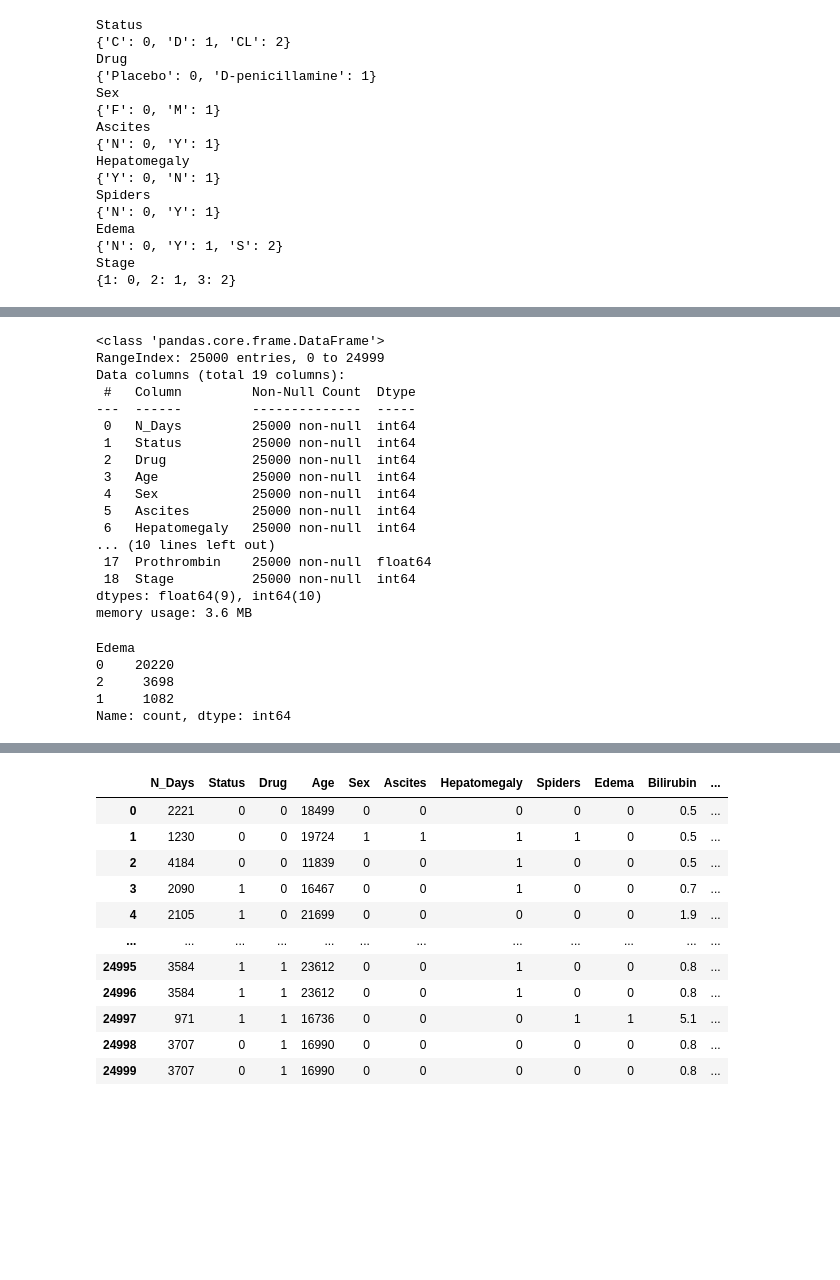
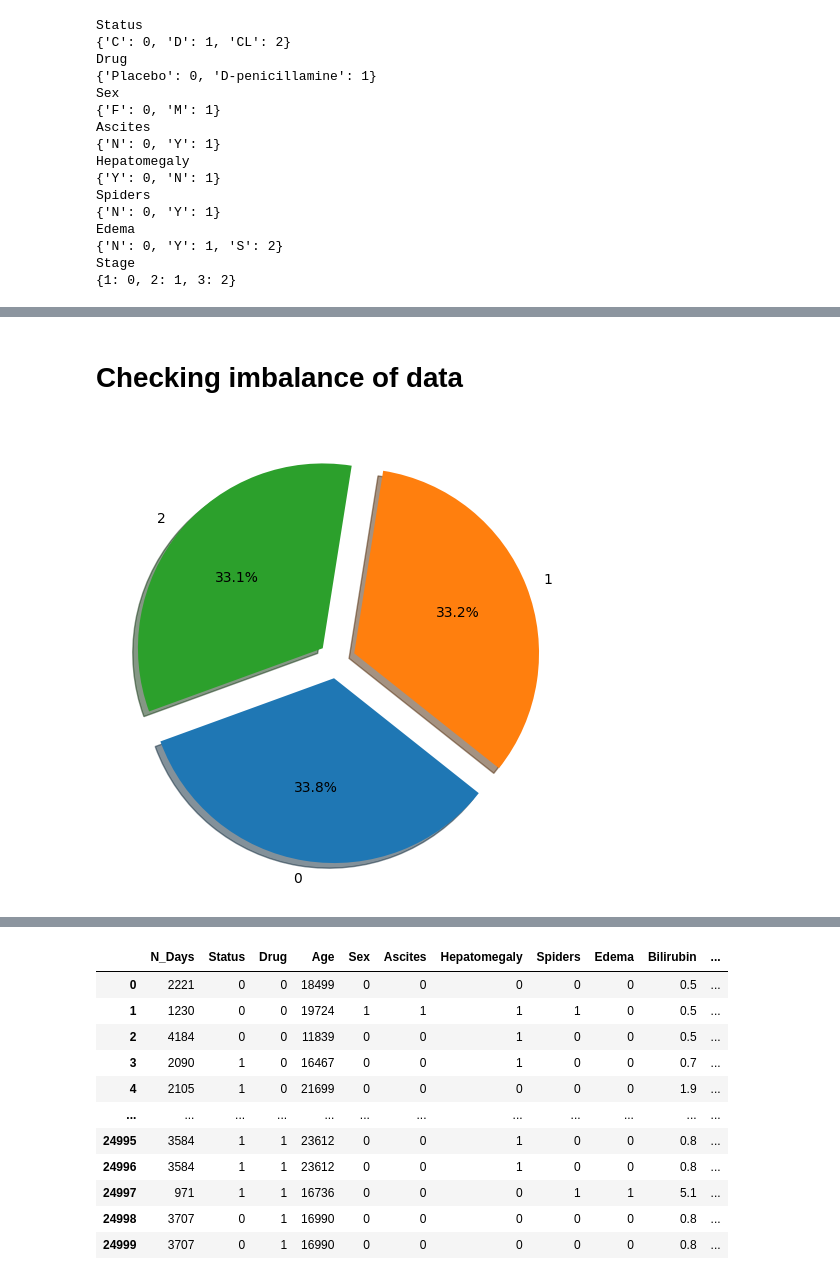
Before and after one commit to rafalgi/Liver-Cirrhosis-Stage-Classification-, a Jupyter notebook: projekt.ipynb, the cells around one changed output, grey strips where cells are left out. Cells and saved outputs as stored; diff of their text form; code cells hidden in the pictures; blank space fills up the shorter version.

```diff
--- a/projekt.ipynb
+++ b/projekt.ipynb
@@ -179,28 +137,12 @@ df2["Sex"] = df2['Sex'].replace(dic)
-# %%
-df2.info()
-# %% [output]
-<class 'pandas.core.frame.DataFrame'>
-RangeIndex: 25000 entries, 0 to 24999
-Data columns (total 19 columns):
- #   Column         Non-Null Count  Dtype
----  ------         --------------  -----
- 0   N_Days         25000 non-null  int64
- 1   Status         25000 non-null  int64
- 2   Drug           25000 non-null  int64
- 3   Age            25000 non-null  int64
- 4   Sex            25000 non-null  int64
- 5   Ascites        25000 non-null  int64
- 6   Hepatomegaly   25000 non-null  int64
-... (10 lines left out)
- 17  Prothrombin    25000 non-null  float64
- 18  Stage          25000 non-null  int64
-dtypes: float64(9), int64(10)
-memory usage: 3.6 MB
-# %%
-df2.Edema.value_counts()
-# %% [output]
-Edema
-0    20220
-2     3698
-1     1082
-Name: count, dtype: int64
+# %% [markdown]
+# Checking imbalance of data
+# %%
+label = [i for i in df['Stage'].unique()]
+values = [i for i in df['Stage'].value_counts()]
+explode = (0.1, 0.1, 0.1)
+# %%
+plt.figure(figsize=(10, 6))
+plt.pie(x = values,  labels=label, autopct='%1.1f%%' ,explode= explode,shadow=True, startangle=200  )
+plt.show()
+# %% [output]
+[figure, added]
```
Also changed, not shown: parts of 29 cells of this notebook.
